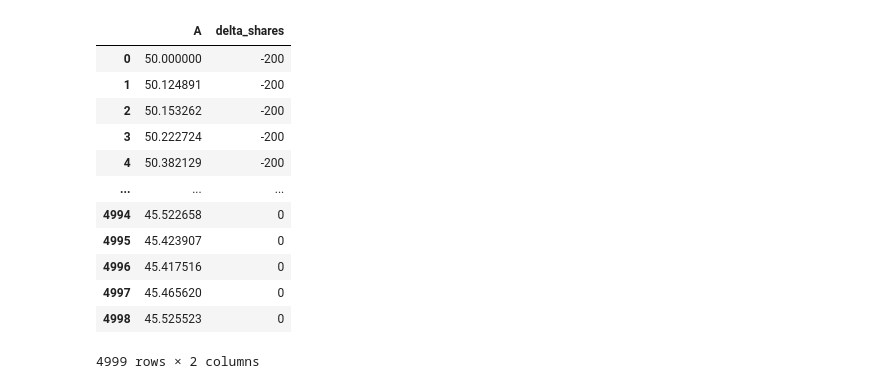
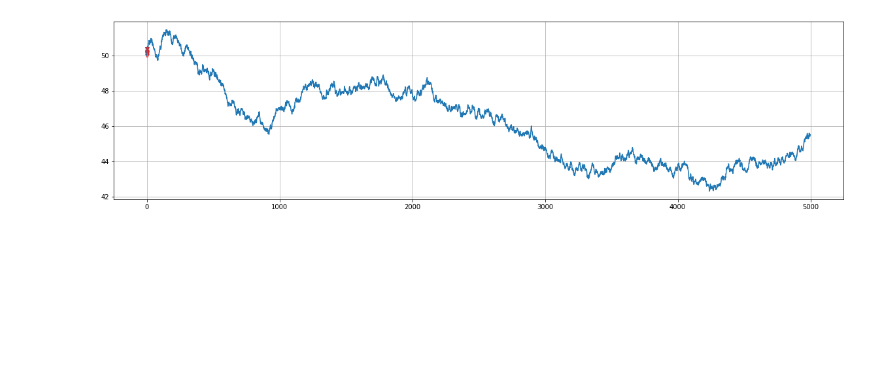
Before and after one commit to minhmanminhman/stock-env, a Jupyter notebook: test.ipynb, the cells around one changed output. Drawn from its saved outputs; the diff is of its cells as text; code cells hidden in the pictures; blank space fills up the shorter version.

```diff
--- a/test.ipynb
+++ b/test.ipynb
@@ -49,16 +28,13 @@ data = pd.concat([df, pd.DataFrame(env.history)], axis=1, join='inner')
-# %%
-data[['A', 'delta_shares']]
-# %% [output]
-|  | A | delta_shares |
-| 0 | 50.000000 | -200 |
-| 1 | 50.124891 | -200 |
-| 2 | 50.153262 | -200 |
-| 3 | 50.222724 | -200 |
-| 4 | 50.382129 | -200 |
-| ... | ... | ... |
-| 4994 | 45.522658 | 0 |
-| 4995 | 45.423907 | 0 |
-| 4996 | 45.417516 | 0 |
-| 4997 | 45.465620 | 0 |
-| 4998 | 45.525523 | 0 |
-4999 rows × 2 columns
+# %%
+data = pd.read_csv('history.csv', index_col=0)
+# %%
+buy = data[data['delta_shares'] > 0]
+sell = data[data['delta_shares'] < 0]
+
+fig, axs = plt.subplots(figsize=(20, 5))
+axs.grid(True)
+axs.plot(data.index, data['A'])
+axs.scatter(buy.index, buy['A'], c='tab:green', marker='^')
+axs.scatter(sell.index, sell['A'], c='tab:red', marker='v');
+# %% [output]
+[figure, added]
```
Also changed, not shown: parts of 3 cells of this notebook.
